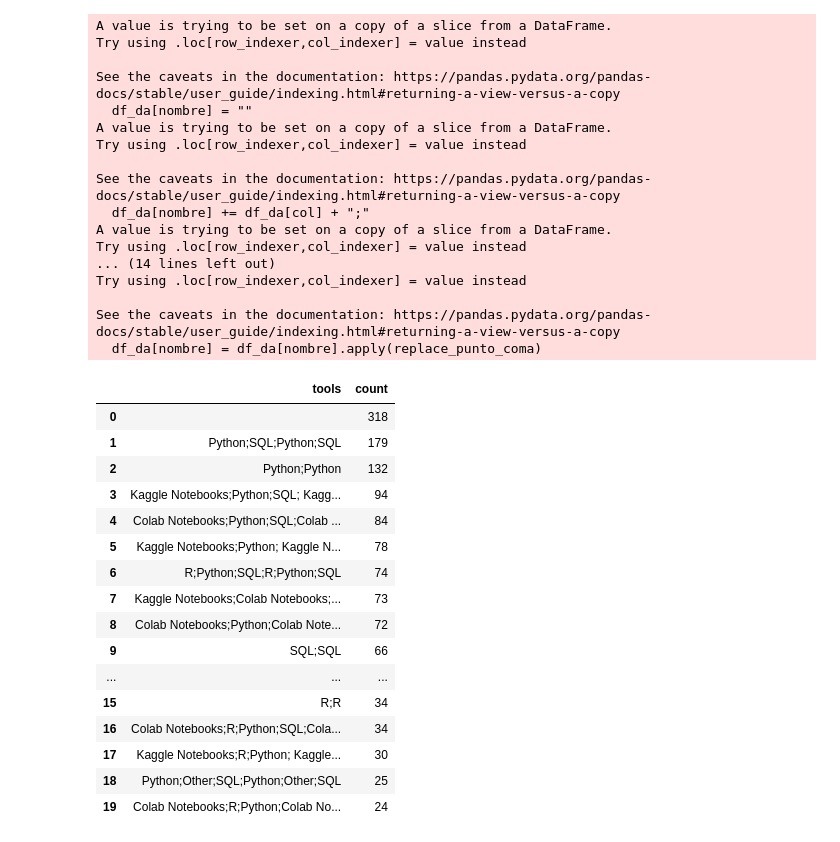
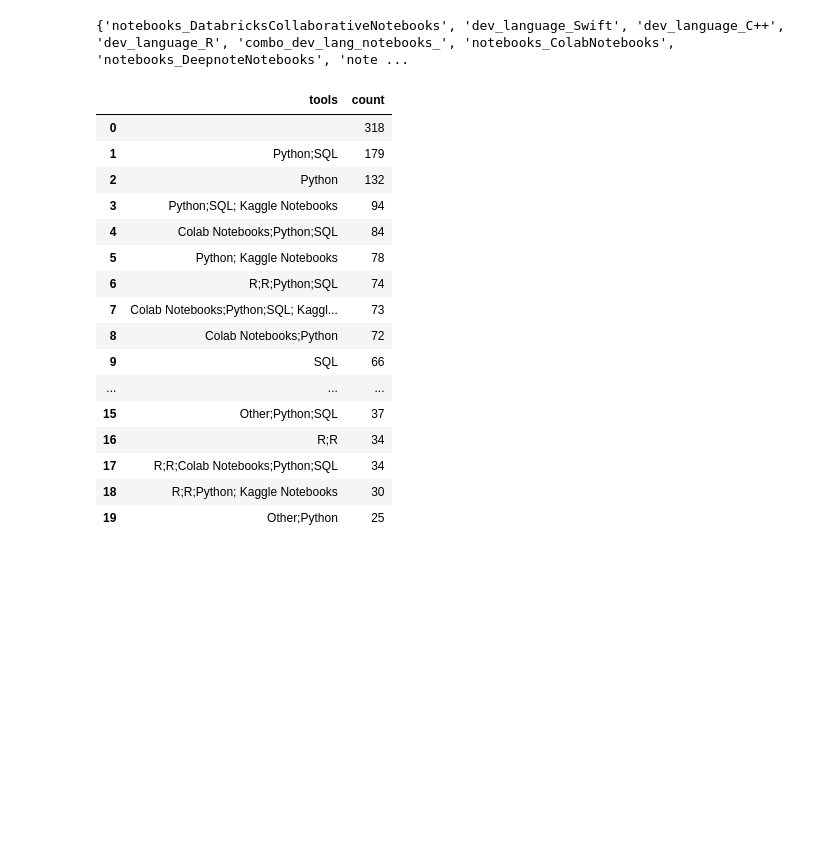
Before and after one commit to Adalab/project-da-promo-d-module-2-team-2-, a Jupyter notebook: notebooks/combinaciones.ipynb, the cells around one changed output. Cells and saved outputs as stored; diff of their text form; code cells hidden in the pictures; blank space fills up the shorter version.

```diff
--- a/notebooks/combinaciones.ipynb
+++ b/notebooks/combinaciones.ipynb
@@ -37,26 +63,26 @@ def replace_none(col):
 # %%
-def columna_combo(lista_columnas, nombre):
+# def columna_combo(lista_columnas, nombre):
 
-    df_da[nombre] = ""
+#     df_da[nombre] = ""
 
-    for col in df_da.columns:
-        for i in lista_columnas:
-            if i in col:
-                df_da[nombre] += df_da[col] + ";"
+#     for col in df_da.columns:
+#         for i in lista_columnas:
+#             if i in col:
+#                 df_da[nombre] += df_da[col] + ";"
 
-    df_da[nombre] = df_da[nombre].apply(replace_punto_coma)
+#     df_da[nombre] = df_da[nombre].apply(replace_punto_coma)
 
-    df_da[nombre] = df_da[nombre].apply(replace_none)
+#     df_da[nombre] = df_da[nombre].apply(replace_none)
 
-    df_da[nombre] = df_da[nombre].apply(lambda x: x.strip(";"))
+#     df_da[nombre] = df_da[nombre].apply(lambda x: x.strip(";"))
 
-    df_da[nombre] = df_da[nombre].apply(replace_punto_coma)
+#     df_da[nombre] = df_da[nombre].apply(replace_punto_coma)
 
-    df_combo_counts = df_da[nombre].value_counts().reset_index()
+#     df_combo_counts = df_da[nombre].value_counts().reset_index()
 
-    df_combo_counts.columns = ['tools', 'count']
+#     df_combo_counts.columns = ['tools', 'count']
 
-    display(df_combo_counts.head(20))
+#     display(df_combo_counts.head(20))
 
-    return df_combo_counts
+#     return df_combo_counts
 # %%
@@ -211,39 +173,23 @@ See the caveats in the documentation: https://pandas.pydata.org/pandas-docs/stab
 | 19 | Python;MATLAB | 20 |
 # %%
-df_dev_language_notebooks = columna_combo(['dev_language_', 'notebooks_'], 'combo_dev_lang_notebooks_')
+df_dev_language_notebooks = columna_combo(df_da, ['dev_language_', 'notebooks_'], 'combo_dev_lang_notebooks_')
 # %% [output]
-A value is trying to be set on a copy of a slice from a DataFrame.
-Try using .loc[row_indexer,col_indexer] = value instead
-
-See the caveats in the documentation: https://pandas.pydata.org/pandas-docs/stable/user_guide/indexing.html#returning-a-view-versus-a-copy
-  df_da[nombre] = ""
-A value is trying to be set on a copy of a slice from a DataFrame.
-Try using .loc[row_indexer,col_indexer] = value instead
-
-See the caveats in the documentation: https://pandas.pydata.org/pandas-docs/stable/user_guide/indexing.html#returning-a-view-versus-a-copy
-  df_da[nombre] += df_da[col] + ";"
-A value is trying to be set on a copy of a slice from a DataFrame.
-Try using .loc[row_indexer,col_indexer] = value instead
-... (14 lines left out)
-Try using .loc[row_indexer,col_indexer] = value instead
-
-See the caveats in the documentation: https://pandas.pydata.org/pandas-docs/stable/user_guide/indexing.html#returning-a-view-versus-a-copy
-  df_da[nombre] = df_da[nombre].apply(replace_punto_coma)
+{'notebooks_DatabricksCollaborativeNotebooks', 'dev_language_Swift', 'dev_language_C++', 'dev_language_R', 'combo_dev_lang_notebooks_', 'notebooks_ColabNotebooks', 'notebooks_DeepnoteNotebooks', 'note ...
 |  | tools | count |
 | 0 |  | 318 |
-| 1 | Python;SQL;Python;SQL | 179 |
-| 2 | Python;Python | 132 |
-| 3 | Kaggle Notebooks;Python;SQL; Kagg... | 94 |
-| 4 | Colab Notebooks;Python;SQL;Colab ... | 84 |
-| 5 | Kaggle Notebooks;Python; Kaggle N... | 78 |
-| 6 | R;Python;SQL;R;Python;SQL | 74 |
-| 7 | Kaggle Notebooks;Colab Notebooks;... | 73 |
-| 8 | Colab Notebooks;Python;Colab Note... | 72 |
-| 9 | SQL;SQL | 66 |
+| 1 | Python;SQL | 179 |
+| 2 | Python | 132 |
+| 3 | Python;SQL; Kaggle Notebooks | 94 |
+| 4 | Colab Notebooks;Python;SQL | 84 |
+| 5 | Python; Kaggle Notebooks | 78 |
+| 6 | R;R;Python;SQL | 74 |
+| 7 | Colab Notebooks;Python;SQL; Kaggl... | 73 |
+| 8 | Colab Notebooks;Python | 72 |
+| 9 | SQL | 66 |
 | ... | ... | ... |
-| 15 | R;R | 34 |
-| 16 | Colab Notebooks;R;Python;SQL;Cola... | 34 |
-| 17 | Kaggle Notebooks;R;Python; Kaggle... | 30 |
-| 18 | Python;Other;SQL;Python;Other;SQL | 25 |
-| 19 | Colab Notebooks;R;Python;Colab No... | 24 |
+| 15 | Other;Python;SQL | 37 |
+| 16 | R;R | 34 |
+| 17 | R;R;Colab Notebooks;Python;SQL | 34 |
+| 18 | R;R;Python; Kaggle Notebooks | 30 |
+| 19 | Other;Python | 25 |
 # %%
```
Also changed, not shown: parts of 14 cells of this notebook, 3 other files.
